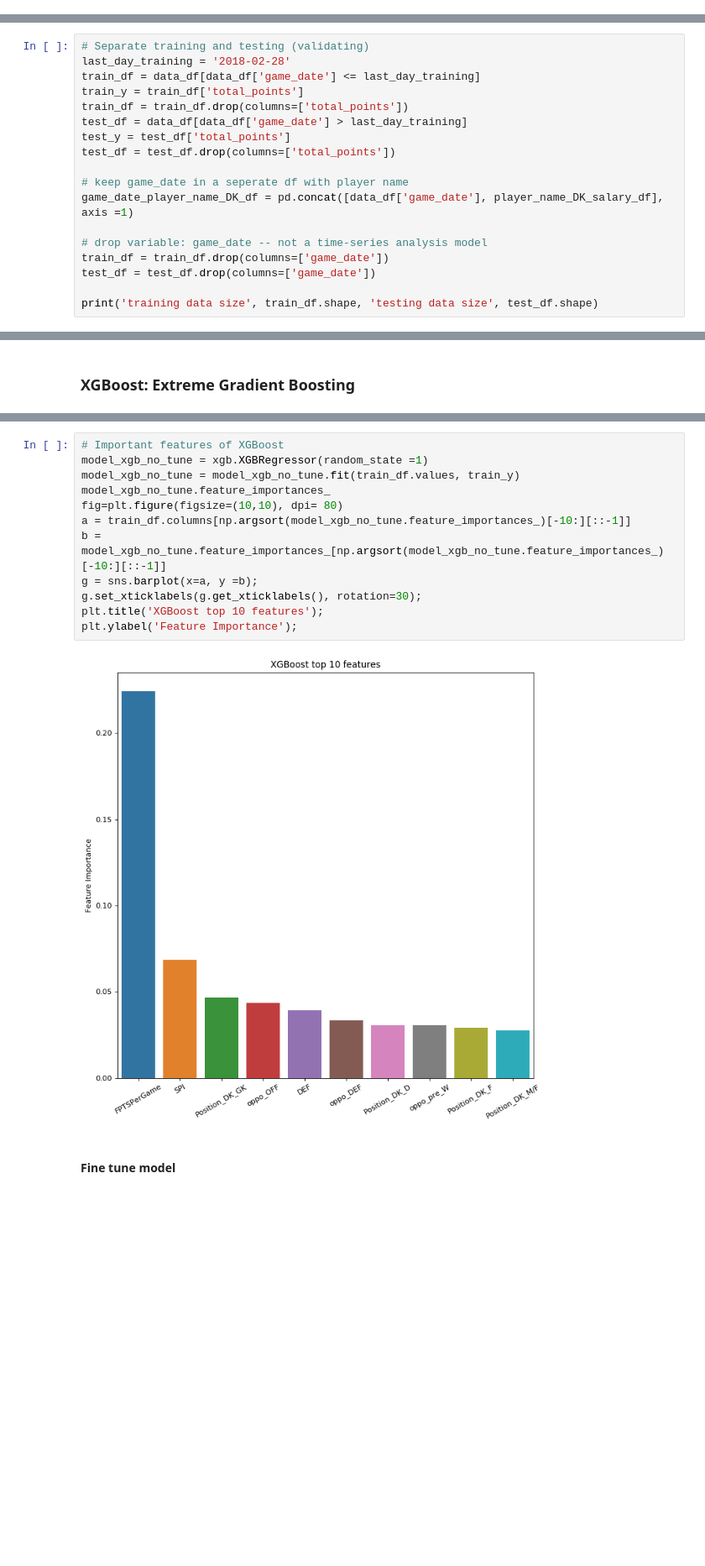
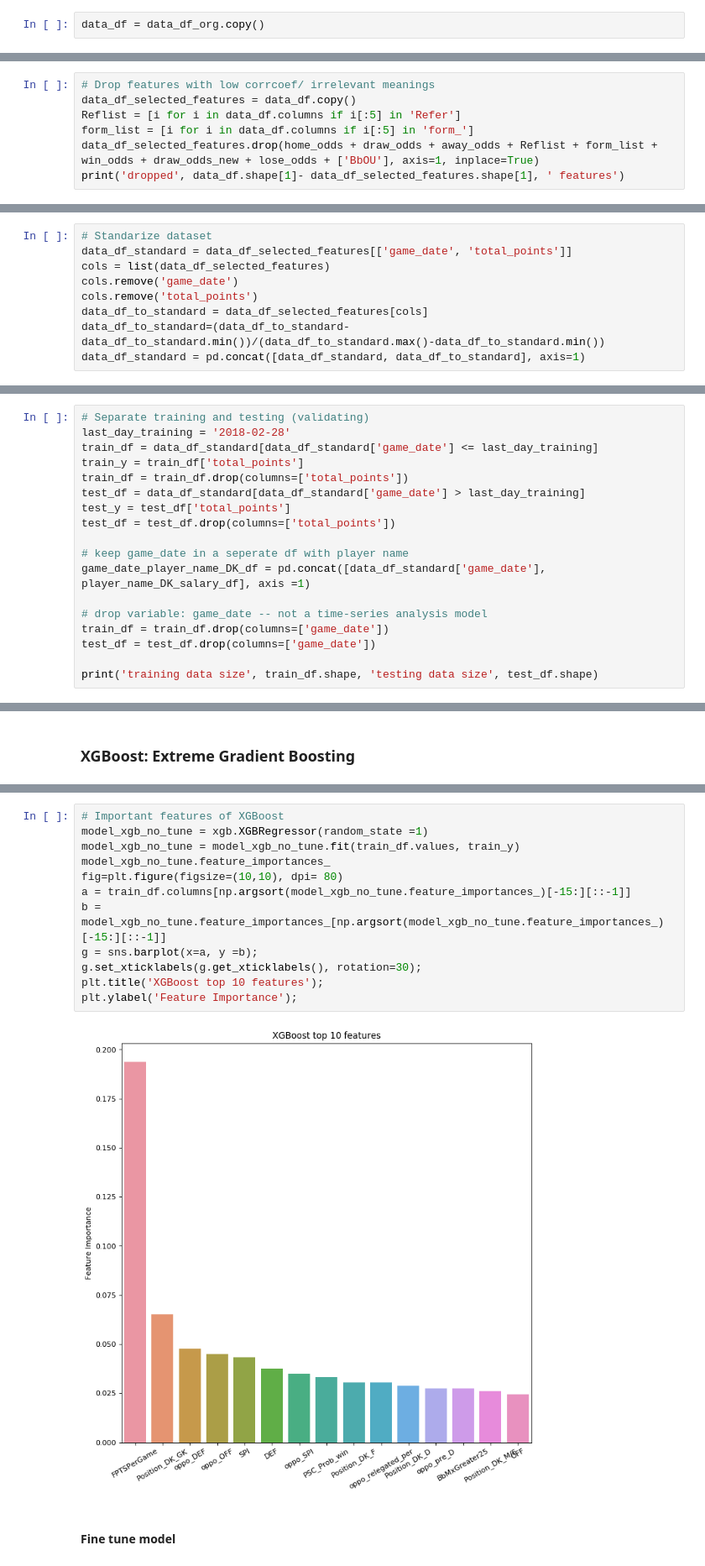
Before and after one commit to add-one-second/SoccerPlayerPerformance, a Jupyter notebook: SoccerPrediction.ipynb, the cells around one changed output, grey strips where cells are left out. Shown at 84% size. Drawn from its saved outputs; the diff is of its cells as text; blank space fills up the shorter version.

```diff
--- a/SoccerPrediction.ipynb
+++ b/SoccerPrediction.ipynb
@@ -261,0 +270,2 @@ PSH                  2.294369
+# %%
+data_df = data_df_org.copy()
@@ -295,0 +542,7 @@ Name: total_points, dtype: float64
+# %%
+# Drop features with low corrcoef/ irrelevant meanings
+data_df_selected_features = data_df.copy()
+Reflist = [i for i in data_df.columns if i[:5] in 'Refer']
+form_list = [i for i in data_df.columns if i[:5] in 'form_']
+data_df_selected_features.drop(home_odds + draw_odds + away_odds + Reflist + form_list + win_odds + draw_odds_new + lose_odds + ['BbOU'], axis=1, inplace=True)
+print('dropped', data_df.shape[1]- data_df_selected_features.shape[1], ' features')
@@ -296,17 +551,26 @@ Name: total_points, dtype: float64
+# %%
+# Standarize dataset
+data_df_standard = data_df_selected_features[['game_date', 'total_points']]
+cols = list(data_df_selected_features)
+cols.remove('game_date')
+cols.remove('total_points')
+data_df_to_standard = data_df_selected_features[cols]
+data_df_to_standard=(data_df_to_standard-data_df_to_standard.min())/(data_df_to_standard.max()-data_df_to_standard.min())
+data_df_standard = pd.concat([data_df_standard, data_df_to_standard], axis=1)
 # %% [markdown]
 ## Modelling
 # %%
 # Separate training and testing (validating)
 last_day_training = '2018-02-28'
-train_df = data_df[data_df['game_date'] <= last_day_training]
+train_df = data_df_standard[data_df_standard['game_date'] <= last_day_training]
 train_y = train_df['total_points']
 train_df = train_df.drop(columns=['total_points'])
-test_df = data_df[data_df['game_date'] > last_day_training]
+test_df = data_df_standard[data_df_standard['game_date'] > last_day_training]
 test_y = test_df['total_points']
 test_df = test_df.drop(columns=['total_points'])
 
 # keep game_date in a seperate df with player name
-game_date_player_name_DK_df = pd.concat([data_df['game_date'], player_name_DK_salary_df], axis =1)
+game_date_player_name_DK_df = pd.concat([data_df_standard['game_date'], player_name_DK_salary_df], axis =1)
 
 # drop variable: game_date -- not a time-series analysis model
 train_df = train_df.drop(columns=['game_date'])
@@ -418,16 +738,16 @@ XGBoost regression CV testing score: 0.1784 (0.0170)
 # %%
 # Important features of XGBoost
 model_xgb_no_tune = xgb.XGBRegressor(random_state =1)
 model_xgb_no_tune = model_xgb_no_tune.fit(train_df.values, train_y)
 model_xgb_no_tune.feature_importances_
 fig=plt.figure(figsize=(10,10), dpi= 80)
-a = train_df.columns[np.argsort(model_xgb_no_tune.feature_importances_)[-10:][::-1]]
-b = model_xgb_no_tune.feature_importances_[np.argsort(model_xgb_no_tune.feature_importances_)[-10:][::-1]]
+a = train_df.columns[np.argsort(model_xgb_no_tune.feature_importances_)[-15:][::-1]]
+b = model_xgb_no_tune.feature_importances_[np.argsort(model_xgb_no_tune.feature_importances_)[-15:][::-1]]
 g = sns.barplot(x=a, y =b);
 g.set_xticklabels(g.get_xticklabels(), rotation=30);
 plt.title('XGBoost top 10 features');
 plt.ylabel('Feature Importance');
 # %% [output]
-[figure, old version]
+[figure, new version]
 # %% [markdown]
 #### Fine tune model
```
Also changed, not shown: parts of 95 cells of this notebook.
